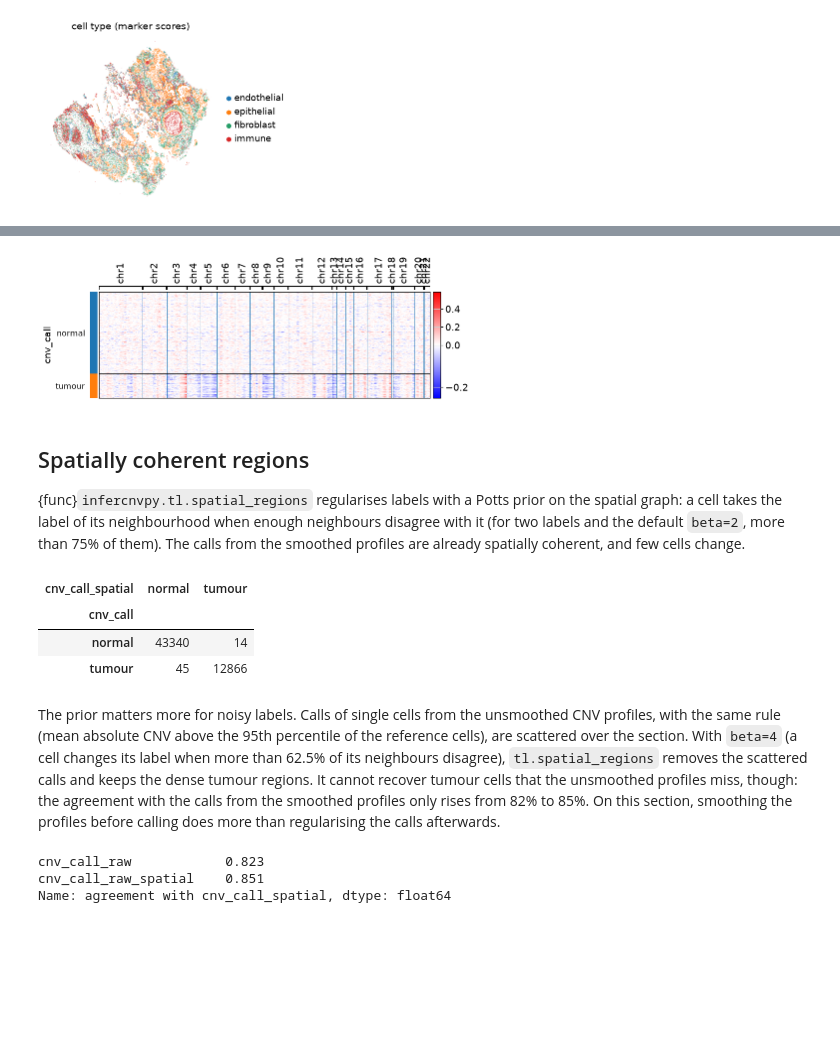
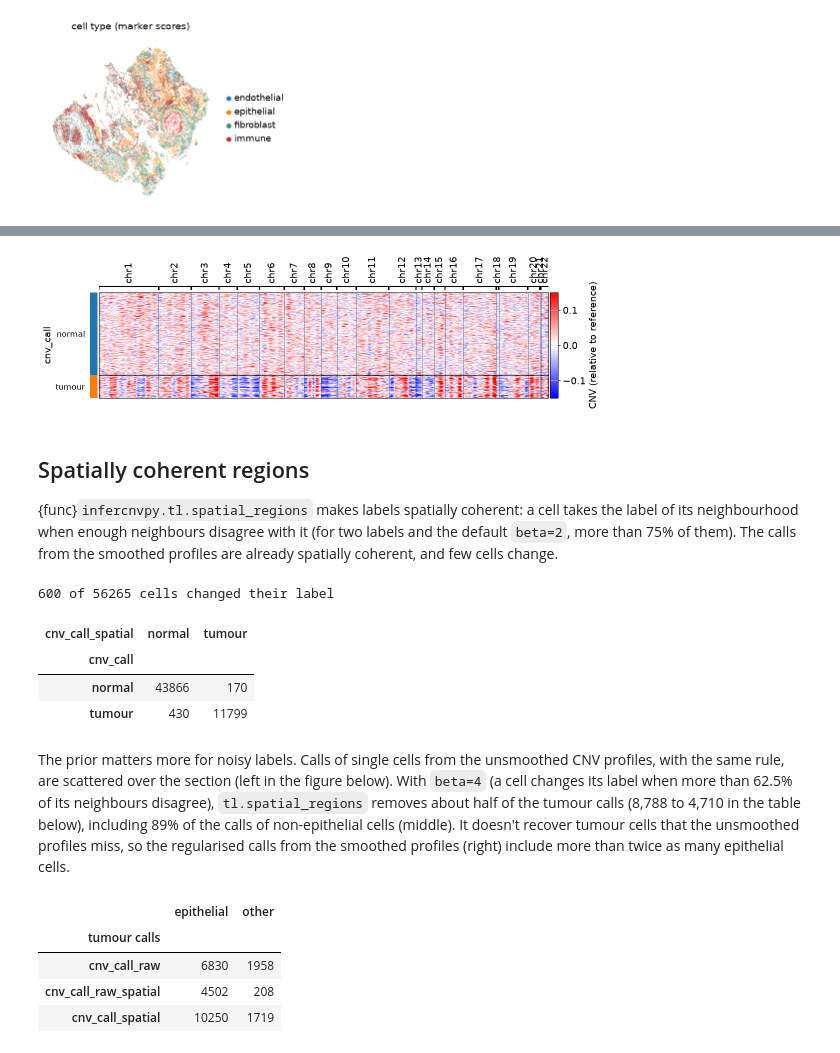
Before and after one commit to icbi-lab/infercnvpy, a Jupyter notebook: docs/notebooks/spatial_xenium.ipynb, the cells around one changed output, grey strips where cells are left out. Saved outputs shown, nothing was run; the diff lists cells and outputs as text; code cells hidden in the pictures; blank space fills up the shorter version.

```diff
--- a/docs/notebooks/spatial_xenium.ipynb
+++ b/docs/notebooks/spatial_xenium.ipynb
@@ -51,13 +49,14 @@ group = zarr.open_group(
     storage_options={"anon": True},
 )
 lazy = ad.experimental.read_lazy(group)
+obs = lazy.obs.to_memory()[["cell_id", "total_counts", "cell_area"]]
+obs.index = obs.pop("cell_id").astype(str).to_numpy()
 adata = ad.AnnData(
     X=lazy.X.compute(),
-    obs=lazy.obs.to_memory()[["cell_id", "total_counts", "cell_area"]].reset_index(drop=True),
+    obs=obs,
     var=lazy.var.to_memory()[["gene_ids"]],
     obsm={"spatial": lazy.obsm["spatial"].compute()},
 )
-adata.obs_names = adata.obs.pop("cell_id").astype(str).to_numpy()
 adata
 # %% [output]
 AnnData object with n_obs × n_vars = 64872 × 5001
@@ -196,18 +218,12 @@ tumour when their score is above the 95th percentile of the per-cell scores of t
 # %%
-cnv.tl.pca(adata, use_rep="cnv_smoothed")
-cnv.pp.neighbors(adata)
-cnv.tl.leiden(adata, resolution=0.5, random_state=0)
-cnv.tl.cnv_score(adata, use_rep="cnv_smoothed")
-by_cluster = adata.obs.groupby("cnv_leiden", observed=True).agg(
-    cnv_score=("cnv_score", "first"),
-    n_cells=("cnv_score", "size"),
-    epithelial=("cell_type", lambda x: np.mean(x == "epithelial")),
+reference = adata.obs["cell_type"].isin(["immune", "endothelial", "fibroblast"]).to_numpy()
+cell_score = np.abs(adata.obsm["X_cnv_smoothed"]).mean(axis=1)
+threshold = np.quantile(cell_score[reference], 0.95)
+adata.obs["cnv_call"] = pd.Categorical(np.where(cell_score > threshold, "tumour", "normal"))
+calls = pd.crosstab(adata.obs["cell_type"], adata.obs["cnv_call"])
+print(f"threshold: {threshold:.4f}")
+print(
+    f"share of tumour calls that are not epithelial: {1 - calls.loc['epithelial', 'tumour'] / calls['tumour'].sum():.1%}"
 )
-reference = adata.obs["cell_type"].isin(["immune", "endothelial", "fibroblast"])
-cell_score = np.abs(adata.obsm["X_cnv_smoothed"]).mean(axis=1)
-threshold = np.quantile(cell_score[reference.to_numpy()], 0.95)
-adata.obs["cnv_call"] = np.where(adata.obs["cnv_score"] > threshold, "tumour", "normal")
-adata.obs["cnv_call"] = adata.obs["cnv_call"].astype("category")
-print(f"threshold {threshold:.4f}")
-by_cluster.sort_values("cnv_score", ascending=False).round(3).head(15)
+calls
 # %% [output]
@@ -246,44 +242,46 @@ pd.crosstab(adata.obs["cell_type"], adata.obs["cnv_call"], normalize="index").ro
 # %%
-cnv.pl.chromosome_heatmap(adata, groupby="cnv_call", use_rep="cnv_smoothed", figsize=(9, 3))
+cnv.pl.chromosome_heatmap(adata, groupby="cnv_call", use_rep="cnv_smoothed", figsize=(12, 3), vmin=-0.15, vmax=0.15)
 # %% [output]
-[figure, old version]
+[figure, new version]
 # %% [markdown]
 ## Spatially coherent regions
 
-{func}`infercnvpy.tl.spatial_regions` regularises labels with a Potts prior on the spatial graph: a cell takes the
-label of its neighbourhood when enough neighbours disagree with it (for two labels and the default `beta=2`, more
-than 75% of them). The calls from the smoothed profiles are already spatially coherent, and few cells change.
+{func}`infercnvpy.tl.spatial_regions` makes labels spatially coherent: a cell takes the label of its neighbourhood
+when enough neighbours disagree with it (for two labels and the default `beta=2`, more than 75% of them).
+The calls from the smoothed profiles are already spatially coherent, and few cells change.
 # %%
 cnv.tl.spatial_regions(adata, key="cnv_call")
+print(f"{(adata.obs['cnv_call'] != adata.obs['cnv_call_spatial']).sum()} of {adata.n_obs} cells changed their label")
 pd.crosstab(adata.obs["cnv_call"], adata.obs["cnv_call_spatial"])
 # %% [output]
+600 of 56265 cells changed their label
 | cnv_call_spatial | normal | tumour |
 | cnv_call |  |  |
-| normal | 43340 | 14 |
-| tumour | 45 | 12866 |
+| normal | 43866 | 170 |
+| tumour | 430 | 11799 |
 # %% [markdown]
-The prior matters more for noisy labels. Calls of single cells from the unsmoothed CNV profiles, with the same rule
-(mean absolute CNV above the 95th percentile of the reference cells), are scattered over the section.
-With `beta=4` (a cell changes its label when more than 62.5% of its neighbours disagree), `tl.spatial_regions`
-removes the scattered calls and keeps the dense tumour regions. It cannot recover tumour cells that the unsmoothed
-profiles miss, though: the agreement with the calls from the smoothed profiles only rises from 82% to 85%.
-On this section, smoothing the profiles before calling does more than regularising the calls afterwards.
+The prior matters more for noisy labels. Calls of single cells from the unsmoothed CNV profiles, with the same rule,
+are scattered over the section (left in the figure below). With `beta=4` (a cell changes its label when more than
+62.5% of its neighbours disagree), `tl.spatial_regions` removes about half of the tumour calls (8,788 to 4,710 in the
+table below), including 89% of the calls of non-epithelial cells (middle). It doesn't recover tumour cells that the
+unsmoothed profiles miss, so the regularised calls from the smoothed profiles (right) include more than twice as many
+epithelial cells.
 # %%
 raw_score = np.asarray(abs(adata.obsm["X_cnv"]).mean(axis=1)).ravel()
-raw_threshold = np.quantile(raw_score[reference.to_numpy()], 0.95)
+raw_threshold = np.quantile(raw_score[reference], 0.95)
 adata.obs["cnv_call_raw"] = pd.Categorical(np.where(raw_score > raw_threshold, "tumour", "normal"))
 cnv.tl.spatial_regions(adata, key="cnv_call_raw", beta=4)
-pd.Series(
-    {
-        key: np.mean(adata.obs[key].to_numpy() == adata.obs["cnv_call_spatial"].to_numpy())
-        for key in ["cnv_call_raw", "cnv_call_raw_spatial"]
-    },
-    name="agreement with cnv_call_spatial",
-).round(3)
+epithelial = np.where(adata.obs["cell_type"] == "epithelial", "epithelial", "other")
+keys = ["cnv_call_raw", "cnv_call_raw_spatial", "cnv_call_spatial"]
+pd.DataFrame({key: (adata.obs[key] == "tumour").groupby(epithelial).sum() for key in keys}).T.rename_axis(
+    "tumour calls"
+)
 # %% [output]
-cnv_call_raw            0.823
-cnv_call_raw_spatial    0.851
-Name: agreement with cnv_call_spatial, dtype: float64
+|  | epithelial | other |
+| tumour calls |  |  |
+| cnv_call_raw | 6830 | 1958 |
+| cnv_call_raw_spatial | 4502 | 208 |
+| cnv_call_spatial | 10250 | 1719 |
 # %%
 cnv.pl.spatial_cnv(adata, color=["cnv_call_raw", "cnv_call_raw_spatial", "cnv_call_spatial"], size=1)
 # %% [output]
```
Also changed, not shown: parts of 20 cells of this notebook.
